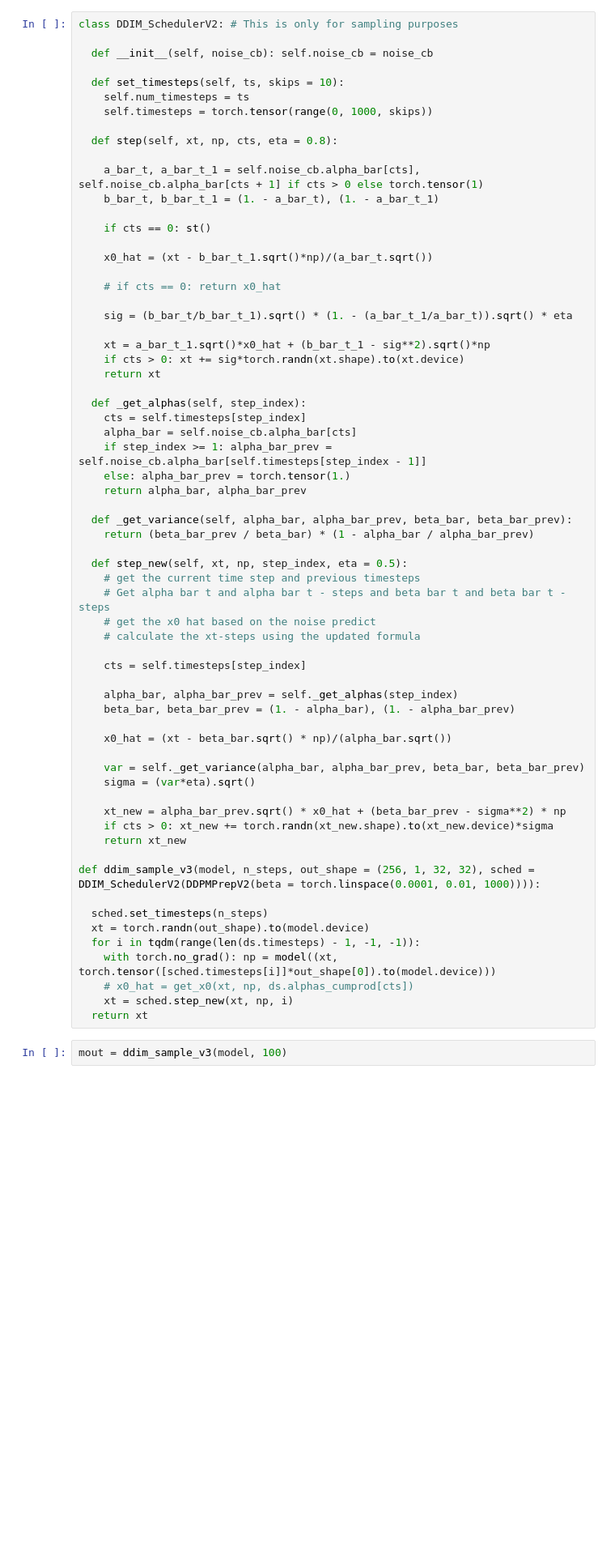
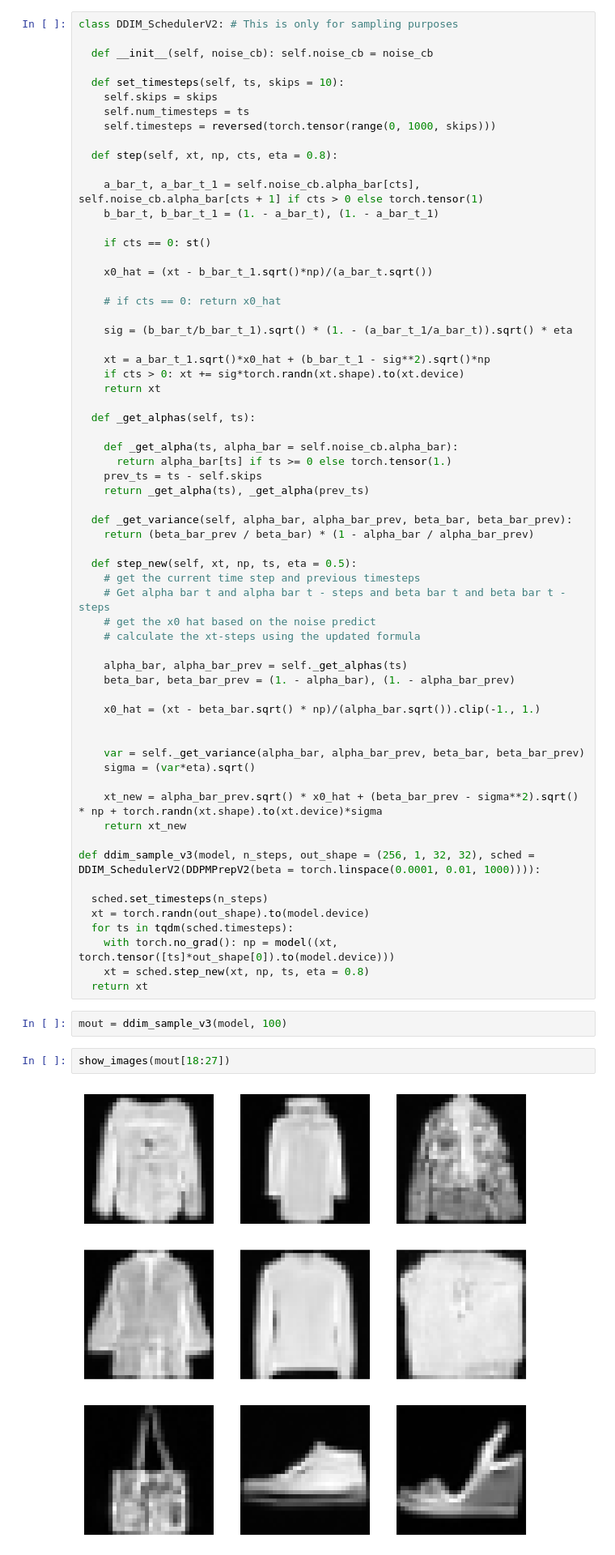
Before and after one commit to pranay8297/fastaip2, a Jupyter notebook: DDPM_v2.ipynb, the cells around one changed output. Shown at 81% size. Cells and saved outputs as stored; diff of their text form; blank space fills up the shorter version.

```diff
--- a/DDPM_v2.ipynb
+++ b/DDPM_v2.ipynb
@@ -1543,8 +1673,9 @@ class DDIM_SchedulerV2: # This is only for sampling purposes
   def __init__(self, noise_cb): self.noise_cb = noise_cb
 
   def set_timesteps(self, ts, skips = 10):
+    self.skips = skips
     self.num_timesteps = ts
-    self.timesteps = torch.tensor(range(0, 1000, skips))
+    self.timesteps = reversed(torch.tensor(range(0, 1000, skips)))
 
   def step(self, xt, np, cts, eta = 0.8):
 
@@ -1563,44 +1694,45 @@ class DDIM_SchedulerV2: # This is only for sampling purposes
     if cts > 0: xt += sig*torch.randn(xt.shape).to(xt.device)
     return xt
 
-  def _get_alphas(self, step_index):
-    cts = self.timesteps[step_index]
-    alpha_bar = self.noise_cb.alpha_bar[cts]
-    if step_index >= 1: alpha_bar_prev = self.noise_cb.alpha_bar[self.timesteps[step_index - 1]]
-    else: alpha_bar_prev = torch.tensor(1.)
-    return alpha_bar, alpha_bar_prev
+  def _get_alphas(self, ts):
+
+    def _get_alpha(ts, alpha_bar = self.noise_cb.alpha_bar):
+      return alpha_bar[ts] if ts >= 0 else torch.tensor(1.)
+    prev_ts = ts - self.skips
+    return _get_alpha(ts), _get_alpha(prev_ts)
 
   def _get_variance(self, alpha_bar, alpha_bar_prev, beta_bar, beta_bar_prev):
     return (beta_bar_prev / beta_bar) * (1 - alpha_bar / alpha_bar_prev)
 
-  def step_new(self, xt, np, step_index, eta = 0.5):
+  def step_new(self, xt, np, ts, eta = 0.5):
     # get the current time step and previous timesteps
     # Get alpha bar t and alpha bar t - steps and beta bar t and beta bar t - steps
     # get the x0 hat based on the noise predict
     # calculate the xt-steps using the updated formula
 
-    cts = self.timesteps[step_index]
-
-    alpha_bar, alpha_bar_prev = self._get_alphas(step_index)
+    alpha_bar, alpha_bar_prev = self._get_alphas(ts)
     beta_bar, beta_bar_prev = (1. - alpha_bar), (1. - alpha_bar_prev)
 
-    x0_hat = (xt - beta_bar.sqrt() * np)/(alpha_bar.sqrt())
+    x0_hat = (xt - beta_bar.sqrt() * np)/(alpha_bar.sqrt()).clip(-1., 1.)
+
 
     var = self._get_variance(alpha_bar, alpha_bar_prev, beta_bar, beta_bar_prev)
     sigma = (var*eta).sqrt()
 
-    xt_new = alpha_bar_prev.sqrt() * x0_hat + (beta_bar_prev - sigma**2) * np
-    if cts > 0: xt_new += torch.randn(xt_new.shape).to(xt_new.device)*sigma
+    xt_new = alpha_bar_prev.sqrt() * x0_hat + (beta_bar_prev - sigma**2).sqrt() * np + torch.randn(xt.shape).to(xt.device)*sigma
     return xt_new
 
 def ddim_sample_v3(model, n_steps, out_shape = (256, 1, 32, 32), sched = DDIM_SchedulerV2(DDPMPrepV2(beta = torch.linspace(0.0001, 0.01, 1000)))):
 
   sched.set_timesteps(n_steps)
   xt = torch.randn(out_shape).to(model.device)
-  for i in tqdm(range(len(ds.timesteps) - 1, -1, -1)):
-    with torch.no_grad(): np = model((xt, torch.tensor([sched.timesteps[i]]*out_shape[0]).to(model.device)))
-    # x0_hat = get_x0(xt, np, ds.alphas_cumprod[cts])
-    xt = sched.step_new(xt, np, i)
+  for ts in tqdm(sched.timesteps):
+    with torch.no_grad(): np = model((xt, torch.tensor([ts]*out_shape[0]).to(model.device)))
+    xt = sched.step_new(xt, np, ts, eta = 0.8)
   return xt
 # %%
 mout = ddim_sample_v3(model, 100)
+# %%
+show_images(mout[18:27])
+# %% [output]
+[figure, added]
```
Also changed, not shown: parts of 40 cells of this notebook.
